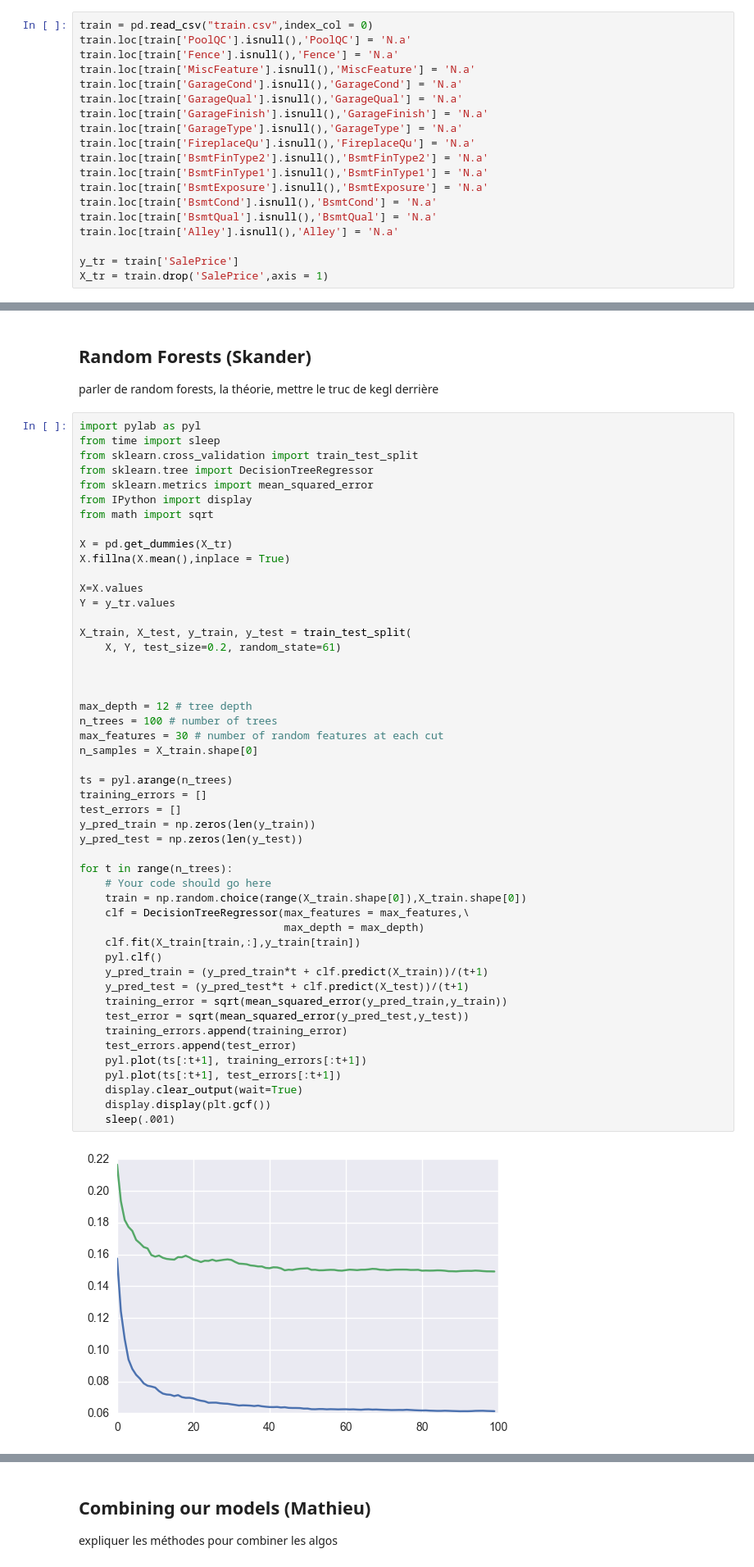
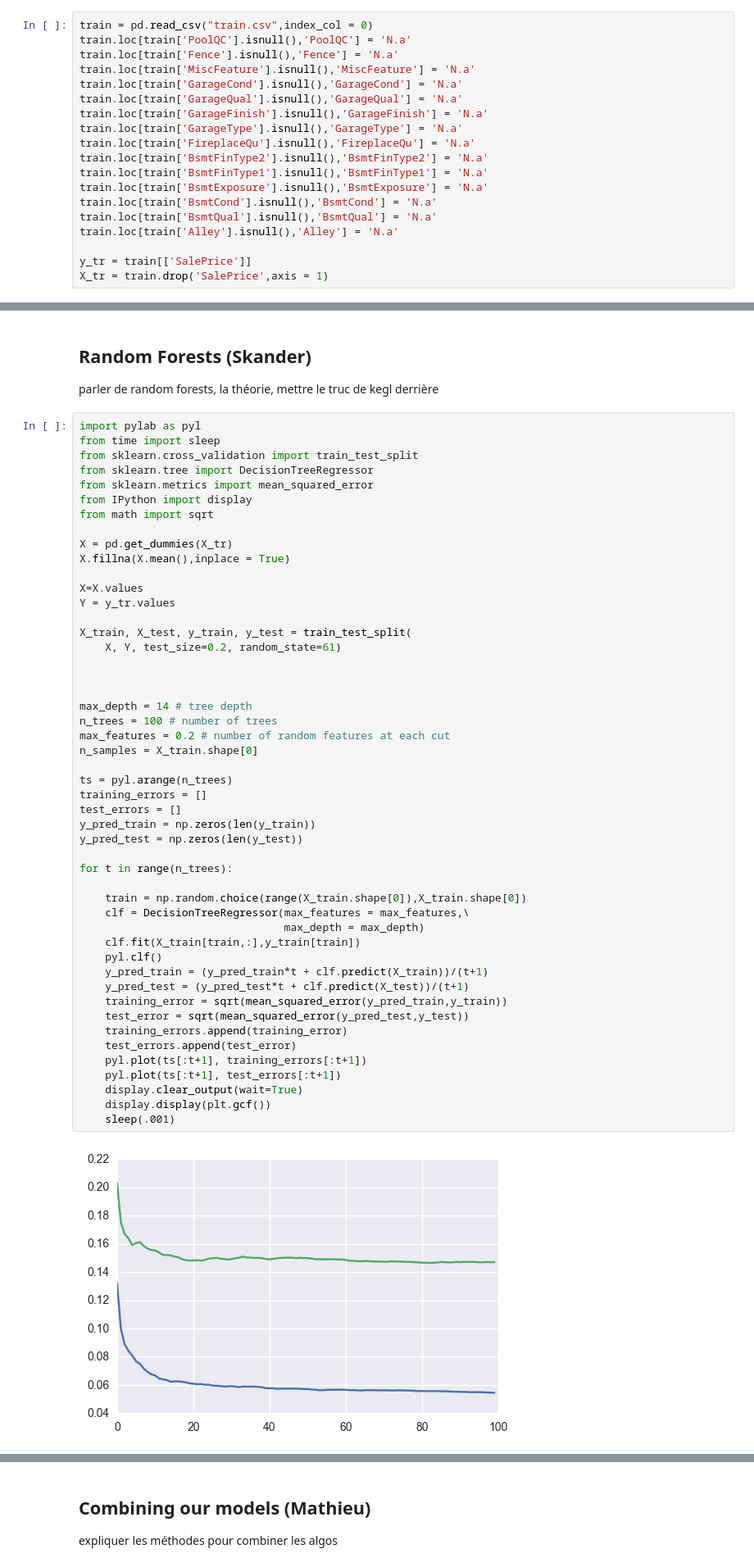
Before and after one commit to mathbarre/P3A, a Jupyter notebook: Projet 3A , House Prices Advanced Regression Techniques.ipynb, the cells around one changed output, grey strips where cells are left out. Shown at 82% size. Drawn from its saved outputs; the diff is of its cells as text.

```diff
--- a/Projet 3A , House Prices Advanced Regression Techniques.ipynb
+++ b/Projet 3A , House Prices Advanced Regression Techniques.ipynb
@@ -50,7 +50,7 @@ train.loc[train['BsmtCond'].isnull(),'BsmtCond'] = 'N.a'
 train.loc[train['BsmtQual'].isnull(),'BsmtQual'] = 'N.a'
 train.loc[train['Alley'].isnull(),'Alley'] = 'N.a'
 
-y_tr = train['SalePrice']
+y_tr = train[['SalePrice']]
 X_tr = train.drop('SalePrice',axis = 1)
 # %% [markdown]
 Let's look at the distribution of the differents features.
@@ -379,34 +397,34 @@ X_train, X_test, y_train, y_test = train_test_split(
 
 
 
-max_depth = 12 # tree depth
+max_depth = 14 # tree depth
 n_trees = 100 # number of trees
-max_features = 30 # number of random features at each cut
+max_features = 0.2 # number of random features at each cut
 n_samples = X_train.shape[0]
 
 ts = pyl.arange(n_trees)
 training_errors = []
 test_errors = []
 y_pred_train = np.zeros(len(y_train))
 y_pred_test = np.zeros(len(y_test))
 
 for t in range(n_trees):
-    # Your code should go here
+
     train = np.random.choice(range(X_train.shape[0]),X_train.shape[0])
     clf = DecisionTreeRegressor(max_features = max_features,\
                                 max_depth = max_depth)
     clf.fit(X_train[train,:],y_train[train])
     pyl.clf()
     y_pred_train = (y_pred_train*t + clf.predict(X_train))/(t+1)
     y_pred_test = (y_pred_test*t + clf.predict(X_test))/(t+1)
     training_error = sqrt(mean_squared_error(y_pred_train,y_train))
     test_error = sqrt(mean_squared_error(y_pred_test,y_test))
     training_errors.append(training_error)
     test_errors.append(test_error)
     pyl.plot(ts[:t+1], training_errors[:t+1])
     pyl.plot(ts[:t+1], test_errors[:t+1])
     display.clear_output(wait=True)
     display.display(plt.gcf())
     sleep(.001)
 # %% [output]
-[figure, old version]
+[figure, new version]
```
Also changed, not shown: parts of 22 cells of this notebook, 1 other file.
